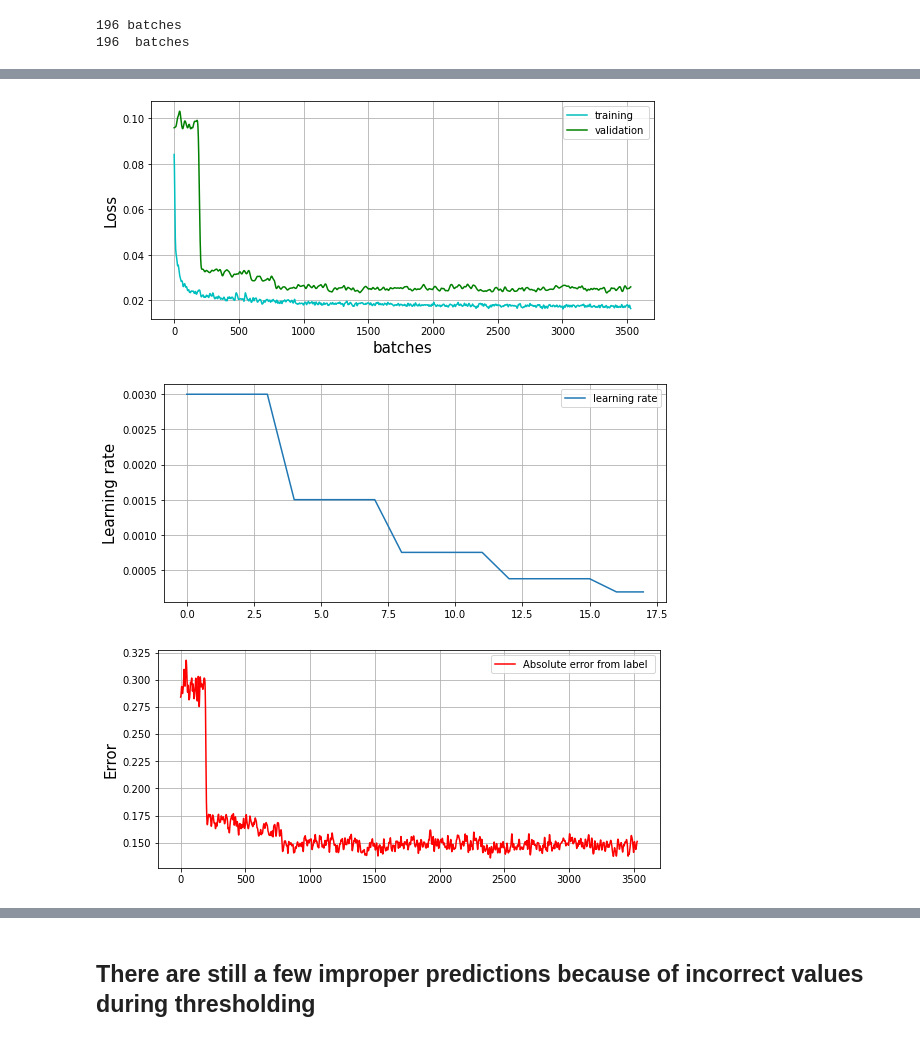
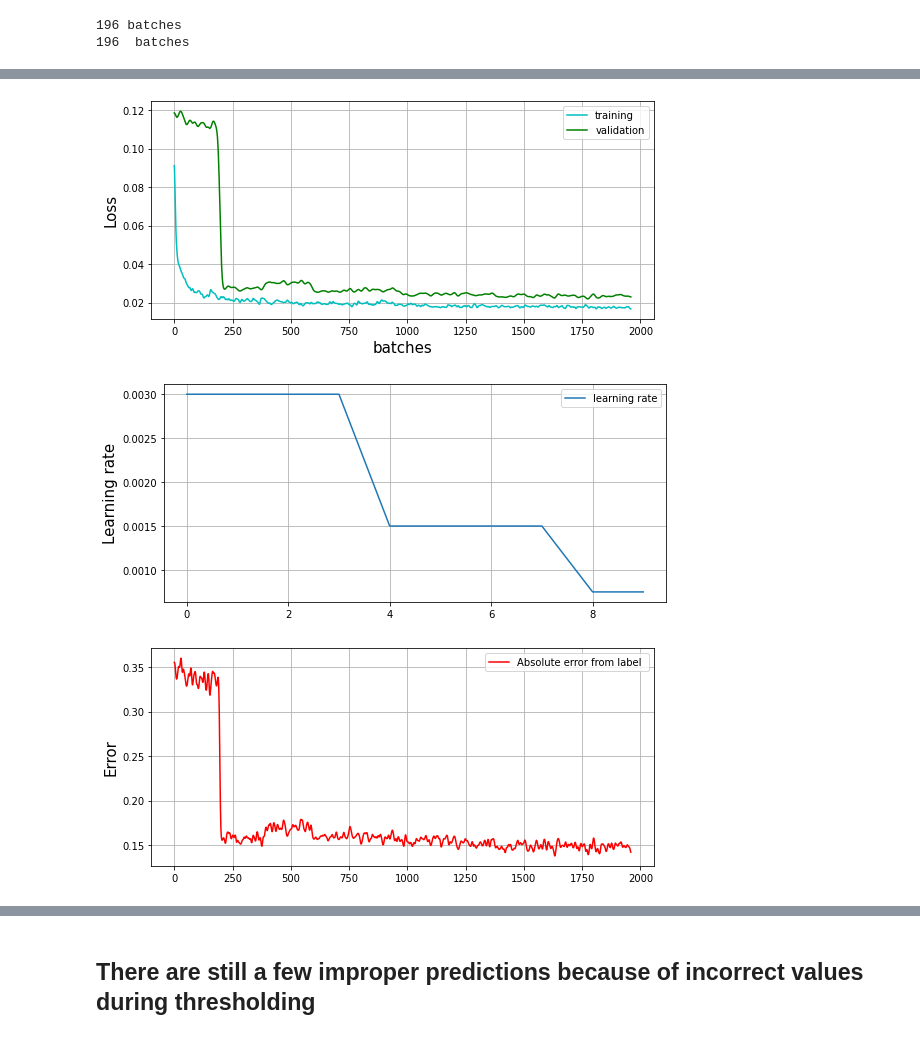
Before and after one commit to devoworm/GSoC-2020, a Jupyter notebook: Pre-trained Models (DevLearning)/notebooks/embryo_analysis/video_analysis/estimate_cell_family_population.ipynb, the cells around one changed output, grey strips where cells are left out. Drawn from its saved outputs; the diff is of its cells as text; code cells hidden in the pictures.

```diff
--- a/Pre-trained Models (DevLearning)/notebooks/embryo_analysis/video_analysis/estimate_cell_family_population.ipynb
+++ b/Pre-trained Models (DevLearning)/notebooks/embryo_analysis/video_analysis/estimate_cell_family_population.ipynb
@@ -307,19 +305,19 @@ scheduler = ReduceLROnPlateau(optimizer,
 # %%
 plt.rcParams["figure.figsize"] = (9,4)
 
 config = {
-        "epochs" : 18,
+        "epochs" : 10,
         "model" : model,
         "train_loader" : train_loader,
         "val_loader" : val_loader,
         "lr" : 0.001,
         "optimizer" : optimizer,
         "scheduler" : scheduler,
         "loss_function" : nn.SmoothL1Loss()
         }
 
 losses = train_model(config)
 # %% [output]
-[figure, old version]
+[figure, new version]
-[figure, old version]
+[figure, new version]
-[figure, old version]
+[figure, new version]
```
Also changed, not shown: parts of 10 cells of this notebook.
